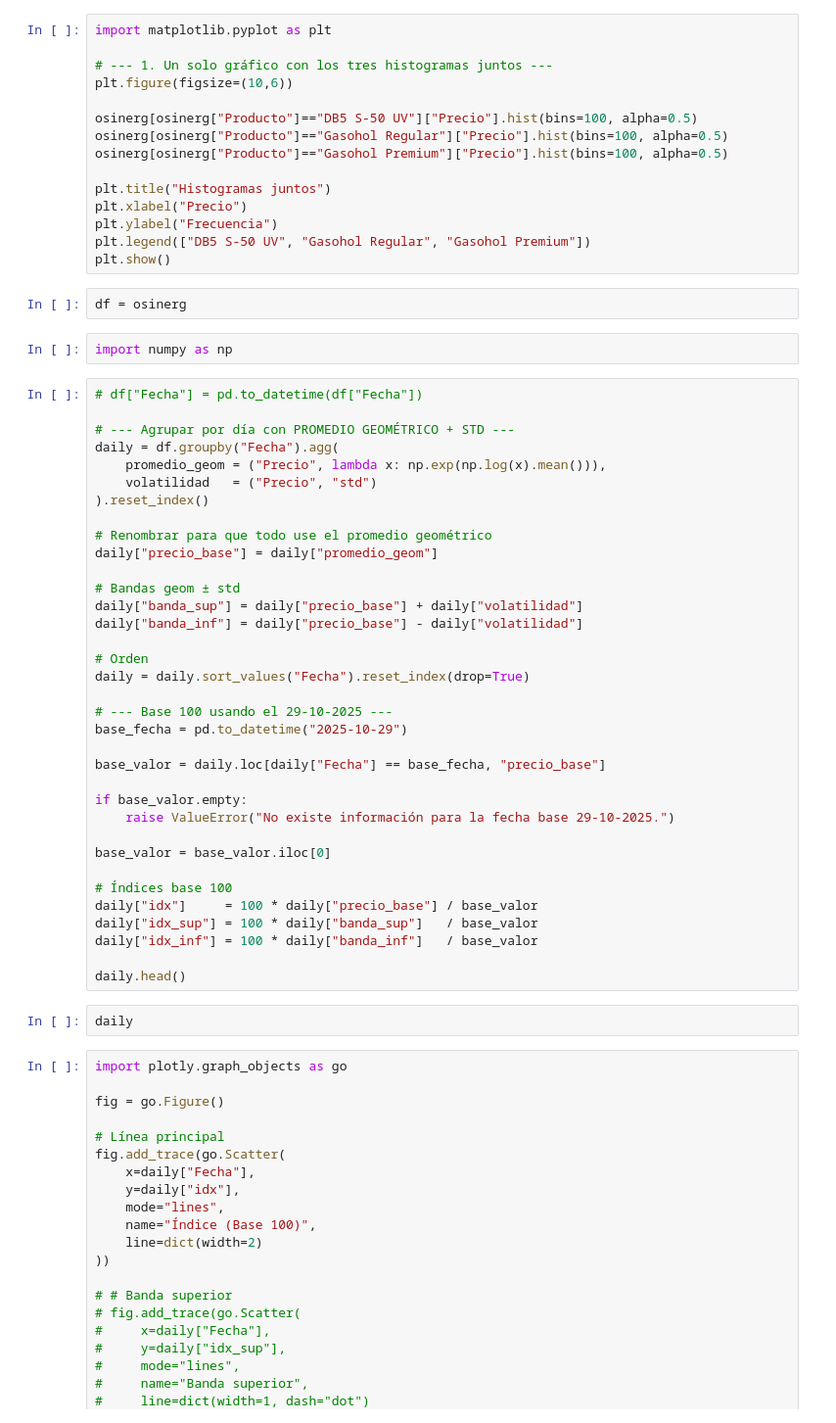
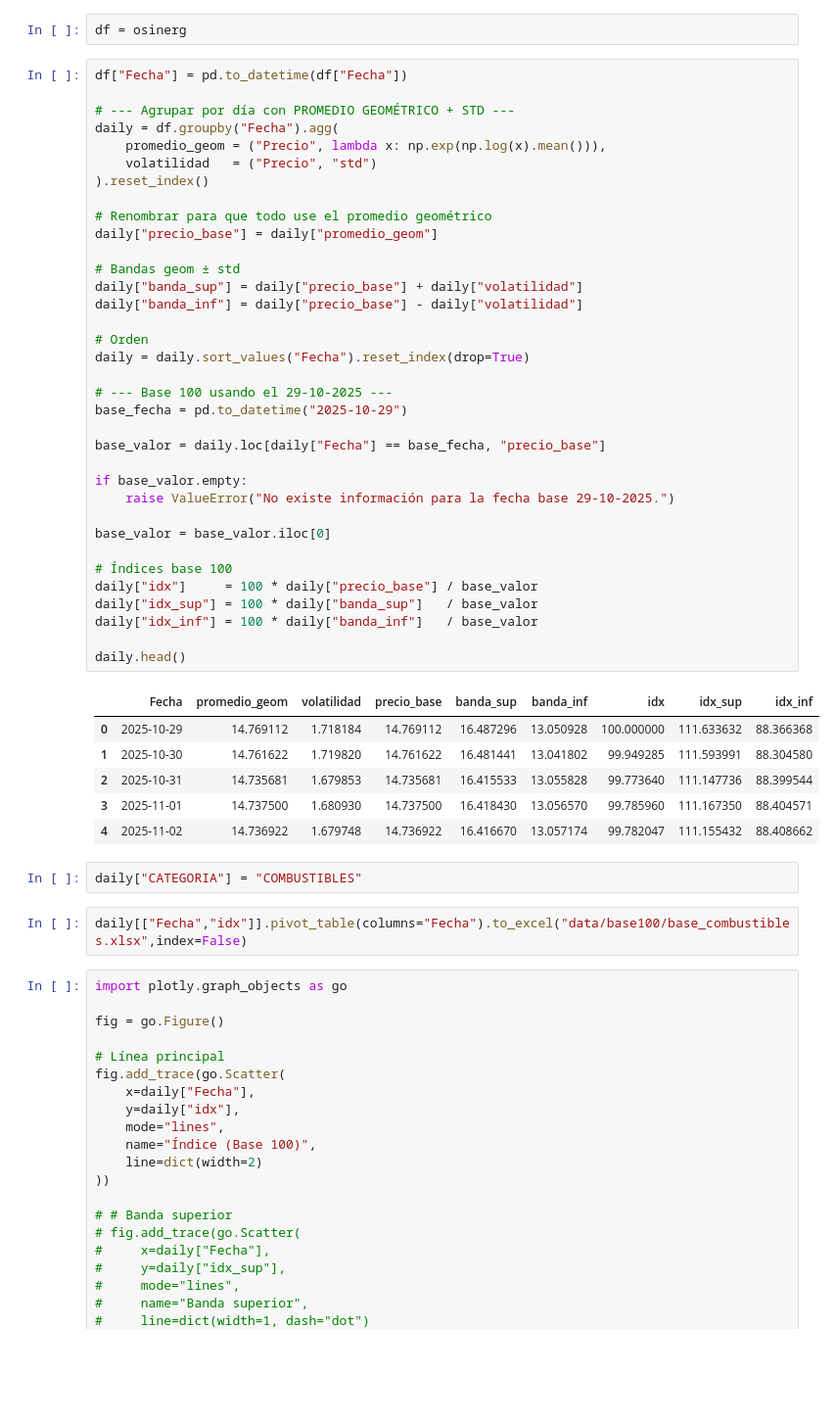
Before and after one commit to jhersoncueva/PEU_INEI_Proyecto_Integrador_IPC, a Jupyter notebook: ipc-webscraping/clean_osinergmin.ipynb, the cells around one changed output. Shown at 98% size. Drawn from its saved outputs; the diff is of its cells as text; blank space fills up the shorter version.

Commit message:
upd_combus

```diff
--- a/ipc-webscraping/clean_osinergmin.ipynb
+++ b/ipc-webscraping/clean_osinergmin.ipynb
@@ -208,59 +56,51 @@ osinerg[osinerg["Producto"]=="Gasohol Premium"].Precio.hist(bins=100)
-# %%
-import matplotlib.pyplot as plt
-
-# --- 1. Un solo gráfico con los tres histogramas juntos ---
-plt.figure(figsize=(10,6))
-
-osinerg[osinerg["Producto"]=="DB5 S-50 UV"]["Precio"].hist(bins=100, alpha=0.5)
-osinerg[osinerg["Producto"]=="Gasohol Regular"]["Precio"].hist(bins=100, alpha=0.5)
-osinerg[osinerg["Producto"]=="Gasohol Premium"]["Precio"].hist(bins=100, alpha=0.5)
-
-plt.title("Histogramas juntos")
-plt.xlabel("Precio")
-plt.ylabel("Frecuencia")
-plt.legend(["DB5 S-50 UV", "Gasohol Regular", "Gasohol Premium"])
-plt.show()
 # %%
 df = osinerg
-# %%
-import numpy as np
 # %%
-# df["Fecha"] = pd.to_datetime(df["Fecha"])
+df["Fecha"] = pd.to_datetime(df["Fecha"])
 
 # --- Agrupar por día con PROMEDIO GEOMÉTRICO + STD ---
 daily = df.groupby("Fecha").agg(
     promedio_geom = ("Precio", lambda x: np.exp(np.log(x).mean())),
     volatilidad   = ("Precio", "std")
 ).reset_index()
 
 # Renombrar para que todo use el promedio geométrico
 daily["precio_base"] = daily["promedio_geom"]
 
 # Bandas geom ± std
 daily["banda_sup"] = daily["precio_base"] + daily["volatilidad"]
 daily["banda_inf"] = daily["precio_base"] - daily["volatilidad"]
 
 # Orden
 daily = daily.sort_values("Fecha").reset_index(drop=True)
 
 # --- Base 100 usando el 29-10-2025 ---
 base_fecha = pd.to_datetime("2025-10-29")
 
 base_valor = daily.loc[daily["Fecha"] == base_fecha, "precio_base"]
 
 if base_valor.empty:
     raise ValueError("No existe información para la fecha base 29-10-2025.")
 
 base_valor = base_valor.iloc[0]
 
 # Índices base 100
 daily["idx"]     = 100 * daily["precio_base"] / base_valor
 daily["idx_sup"] = 100 * daily["banda_sup"]   / base_valor
 daily["idx_inf"] = 100 * daily["banda_inf"]   / base_valor
 
 daily.head()
+# %% [output]
+|  | Fecha | promedio_geom | volatilidad | precio_base | banda_sup | banda_inf | idx | idx_sup | idx_inf |
+| 0 | 2025-10-29 | 14.769112 | 1.718184 | 14.769112 | 16.487296 | 13.050928 | 100.000000 | 111.633632 | 88.366368 |
+| 1 | 2025-10-30 | 14.761622 | 1.719820 | 14.761622 | 16.481441 | 13.041802 | 99.949285 | 111.593991 | 88.304580 |
+| 2 | 2025-10-31 | 14.735681 | 1.679853 | 14.735681 | 16.415533 | 13.055828 | 99.773640 | 111.147736 | 88.399544 |
+| 3 | 2025-11-01 | 14.737500 | 1.680930 | 14.737500 | 16.418430 | 13.056570 | 99.785960 | 111.167350 | 88.404571 |
+| 4 | 2025-11-02 | 14.736922 | 1.679748 | 14.736922 | 16.416670 | 13.057174 | 99.782047 | 111.155432 | 88.408662 |
+# %%
+daily["CATEGORIA"] = "COMBUSTIBLES"
 # %%
-daily
+daily[["Fecha","idx"]].pivot_table(columns="Fecha").to_excel("data/base100/base_combustibles.xlsx",index=False)
 # %%
 import plotly.graph_objects as go
 
```
Also changed, not shown: parts of 6 cells of this notebook, 4 other files.
